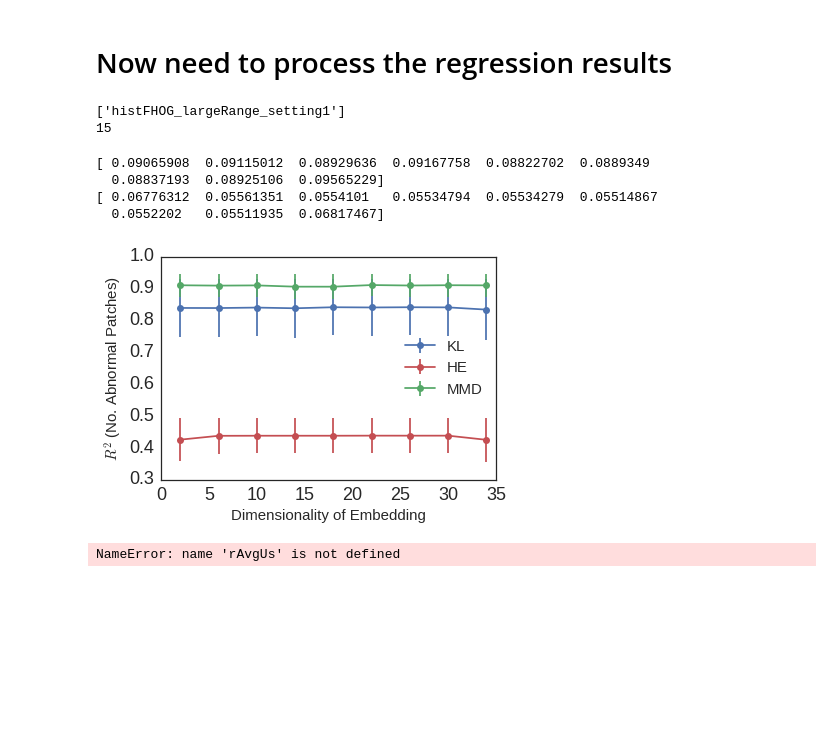
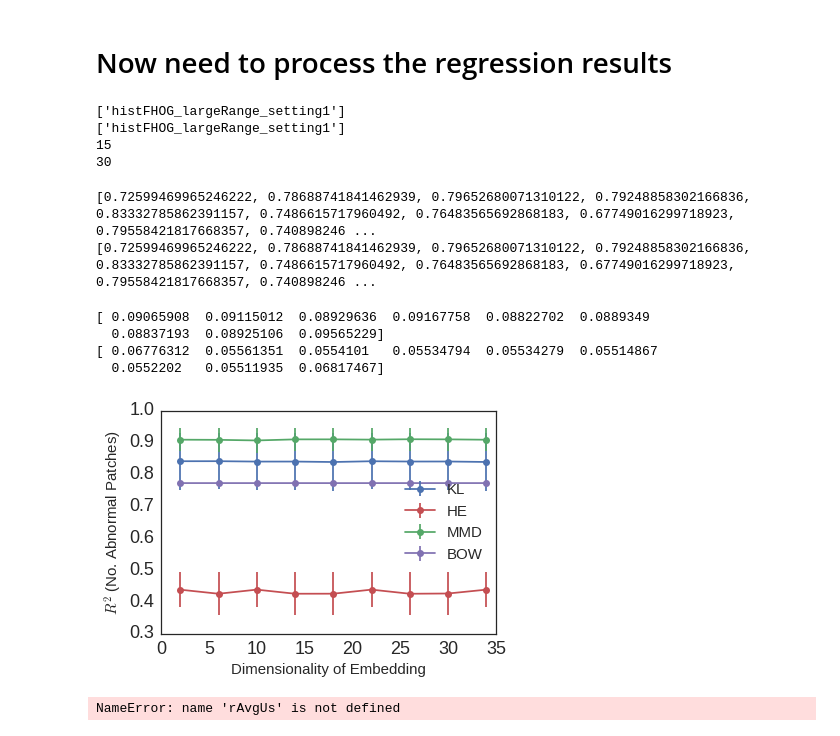
Before and after one commit to sumedhasingla/COPDImageAnalysis, a Jupyter notebook: notebooks/kernelEvaluation3Div.ipynb, the cells around one changed output. Cells and saved outputs as stored; diff of their text form; code cells hidden in the pictures; blank space fills up the shorter version.

```diff
--- a/notebooks/kernelEvaluation3Div.ipynb
+++ b/notebooks/kernelEvaluation3Div.ipynb
@@ -369,17 +369,26 @@ with open(rootPath + "evaluation/linReg_score_v4_kl_he_mmd.p", "rb") as f:
     scoresDict = pk.load(f)
 f.close()
 
-# with open(rootPath + "evaluation/linReg_score_r2DictList_v2.p", "rb") as f:
-#     bowDict = pk.load(f)
-# f.close()
+with open(rootPath + "evaluation/linReg_score_r2DictList_pix_v3.p", "rb") as f:
+    bowDict = pk.load(f)
+f.close()
 # %%
 print(scoresDict.keys())
-# print(score_r2DictList.keys())
+print(bowDict.keys())
 print(len(scoresDict['histFHOG_largeRange_setting1']))
-# print(len(score_r2DictList['histFHOG_largeRange_setting1']))
+print(len(bowDict['histFHOG_largeRange_setting1']))
 # %% [output]
+['histFHOG_largeRange_setting1']
 ['histFHOG_largeRange_setting1']
 15
+30
+# %%
+print(bowDict['histFHOG_largeRange_setting1'][0]['BOW'])
+bowList = bowDict['histFHOG_largeRange_setting1']
+print(bowList[0]['BOW'])
+# %% [output]
+[0.72599469965246222, 0.78688741841462939, 0.79652680071310122, 0.79248858302166836, 0.83332785862391157, 0.7486615717960492, 0.76483565692868183, 0.67749016299718923, 0.79558421817668357, 0.740898246 ...
+[0.72599469965246222, 0.78688741841462939, 0.79652680071310122, 0.79248858302166836, 0.83332785862391157, 0.7486615717960492, 0.76483565692868183, 0.67749016299718923, 0.79558421817668357, 0.740898246 ...
 # %%
 def confidenceInterval(colNameList, scores):
     """
@@ -407,6 +416,7 @@ def confidenceInterval(colNameList, scores):
     return np.array(range(2,numPCA_comp,10)), r2Mean, halfDelta
 # %%
 scoresList = scoresDict['histFHOG_largeRange_setting1']
+bowList = bowDict['histFHOG_largeRange_setting1']
 # compute averages for scores
 xAxis = [len(colNames) for colNames in colNameList]
 
@@ -414,10 +424,12 @@ xAxis = [len(colNames) for colNames in colNameList]
 shortScoresMMD = [scoresList[i]["Ours-MMD"] for i in xrange(9)]
 shortScoresKL = [scoresList[i]["Ours-KL"] for i in xrange(9)]
 shortScoresHE = [scoresList[i]["Ours-HE"] for i in xrange(9)]
+shortScoresBOW = [bowList[i]['BOW'] for i in xrange(9)]
 
 ciXMMD, rAvgMMD, rStdMMD = confidenceInterval(colNameList[:9], shortScoresMMD)
 ciXKL, rAvgKL, rStdKL = confidenceInterval(colNameList[:9], shortScoresKL)
 ciXHE, rAvgHE, rStdHE = confidenceInterval(colNameList[:9], shortScoresHE)
+ciXBOW, rAvgBOW, rStdBOW = confidenceInterval(colNameList[:9], shortScoresBOW)
 # %%
 print(rStdKL)
 print(rStdHE)
@@ -429,37 +441,38 @@ print(rStdHE)
 # %%
 # Plot scores for divergences
 # plot the average scores
-# sns.set_style("white") # -- set background white
-fig ovar= plt.figure()
+sns.set_style("white") # -- set background white
+fig = plt.figure()
 # plt.title("Cross Validation")
 plt.ylabel(r'$R^2$ (No. Abnormal Patches)', fontsize=15)
 plt.xlabel("Dimensionality of Embedding", fontsize=15)
 
 # add the error bars
 # l1 = plt.errorbar(xAxis[:9], rAvgKL[:9], rStdKL[:9], fmt='-o', color=sns.palplot(sns.color_palette()[0]), label='KL')
 # l2 = plt.errorbar(xAxis[:9], rAvgMMD[:9], rStdMMD[:9], fmt='-o', color=sns.dark_palette("red")[-1], label='MMD')
 # l3 = plt.errorbar(xAxis[:9], rAvgHE[:9], rStdHE[:9], fmt='-o', color=sns.dark_palette("purple")[-1], label='HE')
 l1 = plt.errorbar(xAxis[:9], rAvgKL[:9], rStdKL[:9], fmt='-o', label='KL')
 l2 = plt.errorbar(xAxis[:9], rAvgMMD[:9], rStdMMD[:9], fmt='-o', label='MMD')
 l3 = plt.errorbar(xAxis[:9], rAvgHE[:9], rStdHE[:9], fmt='-o', label='HE')
+l4 = plt.errorbar(xAxis[:9], rAvgBOW[:9], rStdBOW[:9], fmt='-o', label='BOW')
 
 
 # # add a legend
-plt.legend(handles=[l1, l3, l2], loc=5, fontsize=15)
-# plt.ylim(-.5, 1.0)
+plt.legend(handles=[l1, l3, l2, l4], loc=5, fontsize=15)
+# plt.ylim(-.2, 1.0)
 
 # formatting the plot
 ax = plt.gca()
 for tick in ax.xaxis.get_major_ticks():
     tick.label.set_fontsize(18)
 for tick in ax.yaxis.get_major_ticks():
     tick.label.set_fontsize(18)
 
 # # plot the average p values
 plt.show()
 fig.savefig("simulated-performance-kl-he-mmd.pdf", bbox_inches='tight')
 # %% [output]
-[figure, old version]
+[figure, new version]
 # %%
 # Don't run this, not supported yet! 03/20/2016
 fig = plt.figure()
```
Also changed, not shown: 3 other files.
